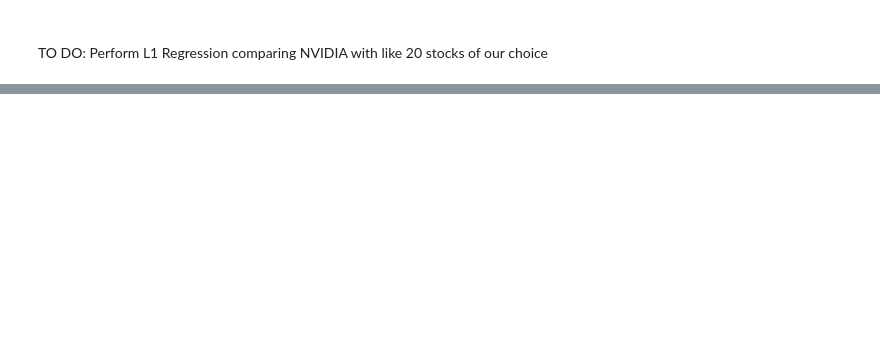
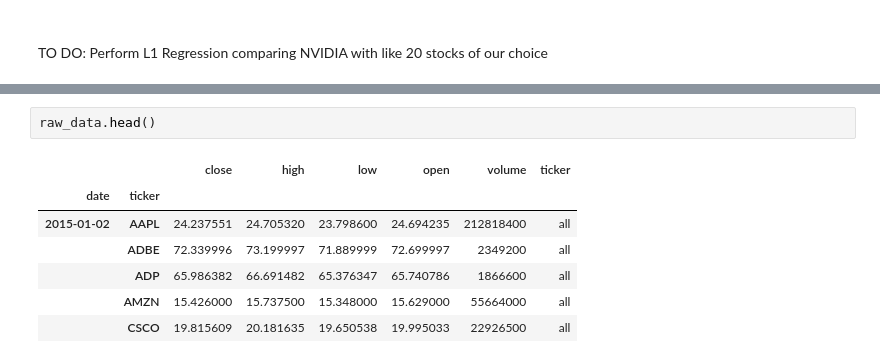
Before and after one commit to thexuanngu/QRT, a Jupyter notebook: models/model1_lr.ipynb, the cells around one changed output, grey strips where cells are left out. Drawn from its saved outputs; the diff is of its cells as text; blank space fills up the shorter version.

```diff
--- a/models/model1_lr.ipynb
+++ b/models/model1_lr.ipynb
@@ -114,0 +118,10 @@ Perform L1 Regression comparing NVIDIA with like 20 stocks of our choice
+# %%
+raw_data.head()
+# %% [output]
+|  |  | close | high | low | open | volume | ticker |
+| date | ticker |  |  |  |  |  |  |
+| 2015-01-02 | AAPL | 24.237551 | 24.705320 | 23.798600 | 24.694235 | 212818400 | all |
+|  | ADBE | 72.339996 | 73.199997 | 71.889999 | 72.699997 | 2349200 | all |
+|  | ADP | 65.986382 | 66.691482 | 65.376347 | 65.740786 | 1866600 | all |
+|  | AMZN | 15.426000 | 15.737500 | 15.348000 | 15.629000 | 55664000 | all |
+|  | CSCO | 19.815609 | 20.181635 | 19.650538 | 19.995033 | 22926500 | all |
```
Also changed, not shown: parts of 5 cells of this notebook, 3 other files.
